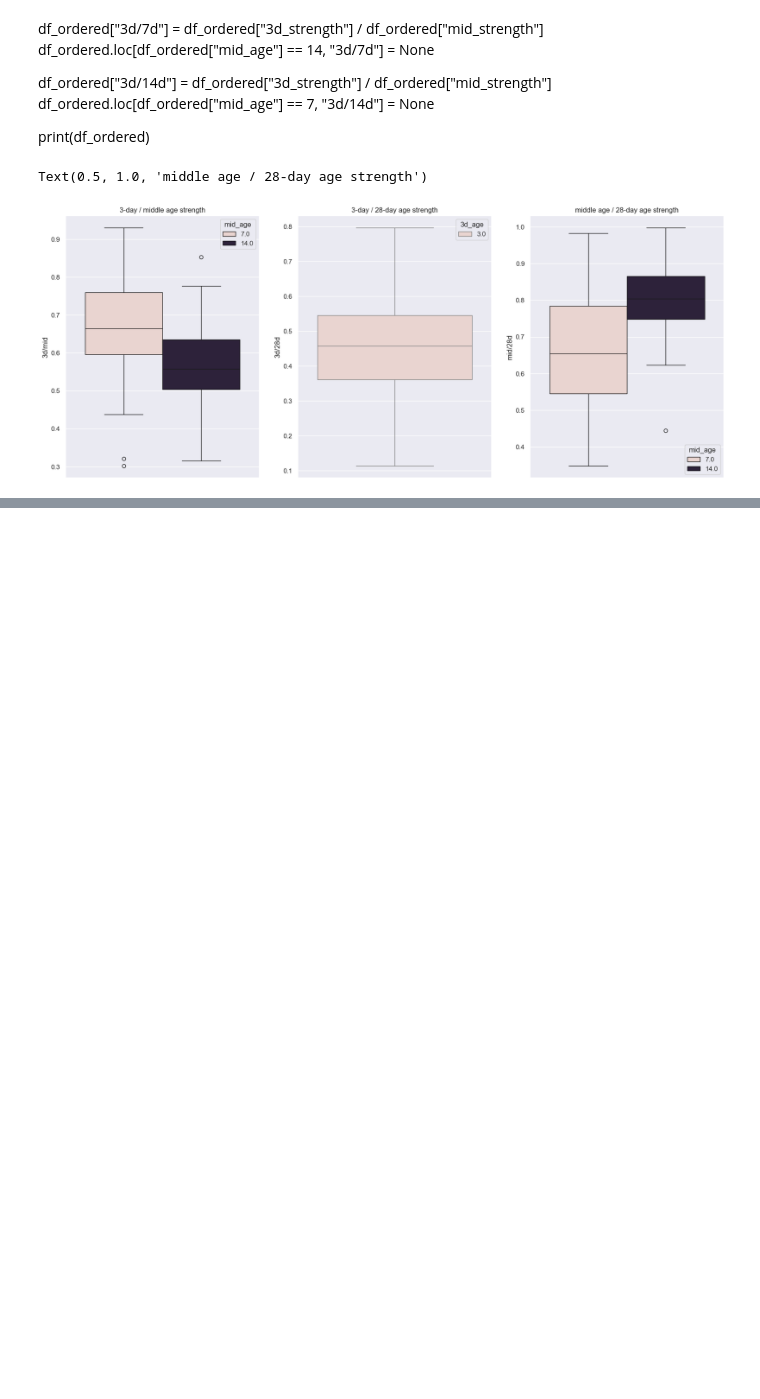
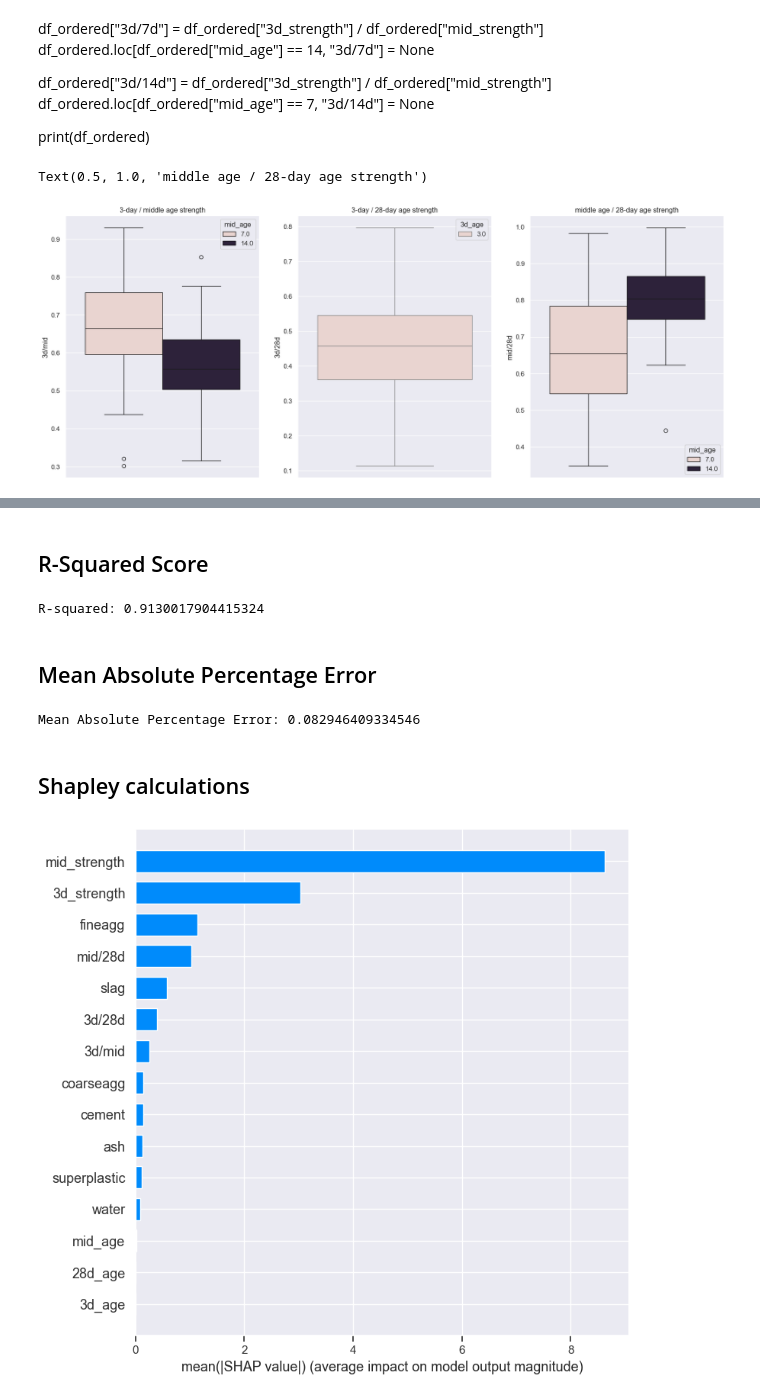
Before and after one commit to supernauth/cement_manufacturing, a Jupyter notebook: cement_manufacuring.ipynb, the cells around one changed output, grey strips where cells are left out. Saved outputs shown, nothing was run; the diff lists cells and outputs as text; code cells hidden in the pictures; blank space fills up the shorter version.

Commit message:
Building another ML model

```diff
--- a/cement_manufacuring.ipynb
+++ b/cement_manufacuring.ipynb
@@ -673,0 +678,14 @@ Text(0.5, 1.0, 'middle age / 28-day age strength')
+# %%
+X = df_ordered.drop("28d_strength", axis=1)
+y = df_ordered['28d_strength']
+# %%
+feature_train, feature_test, target_train, target_test = train_test_split(
+    X, y, test_size=0.2, random_state=42)
+# %%
+model = RandomForestRegressor(n_estimators=100, random_state=42)
+model.fit(feature_train, target_train)
+y_pred = model.predict(feature_test)
+# %%
+model = RandomForestRegressor(n_estimators=100, random_state=42)
+model.fit(feature_train, target_train)
+y_pred = model.predict(feature_test)
@@ -673,0 +707,22 @@ Text(0.5, 1.0, 'middle age / 28-day age strength')
+# %% [markdown]
+## R-Squared Score
+# %%
+r2 = r2_score(target_test, y_pred)
+print('R-squared:', r2)
+# %% [output]
+R-squared: 0.9130017904415324
+# %% [markdown]
+## Mean Absolute Percentage Error
+# %%
+mape = mean_absolute_percentage_error(target_test, y_pred)
+print('Mean Absolute Percentage Error:', mape)
+# %% [output]
+Mean Absolute Percentage Error: 0.082946409334546
+# %% [markdown]
+## Shapley calculations
+# %%
+explainer = shap.TreeExplainer(model)
+shap_values = explainer.shap_values(feature_test)
+shap.summary_plot(shap_values, feature_test, plot_type="bar")
+# %% [output]
+[figure, added]
```
Also changed, not shown: parts of 8 cells of this notebook.
